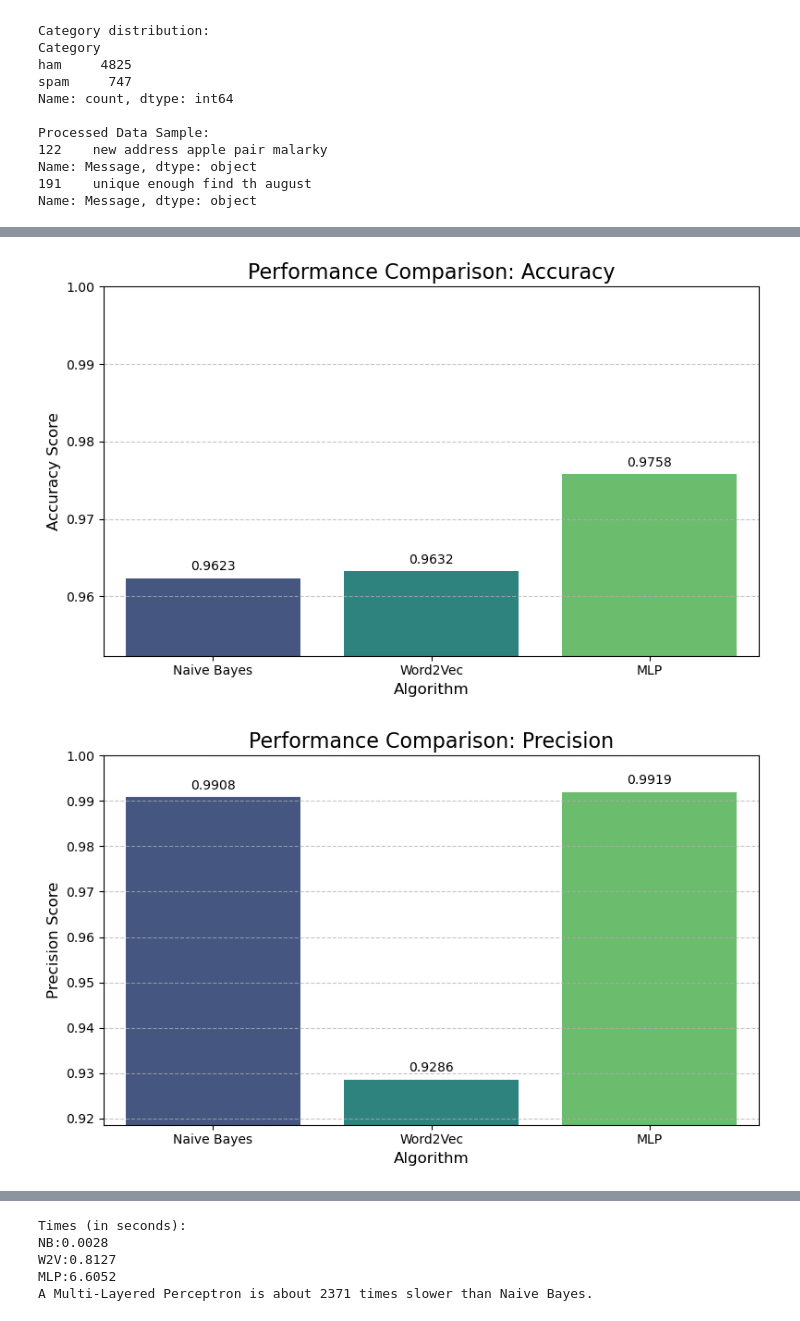
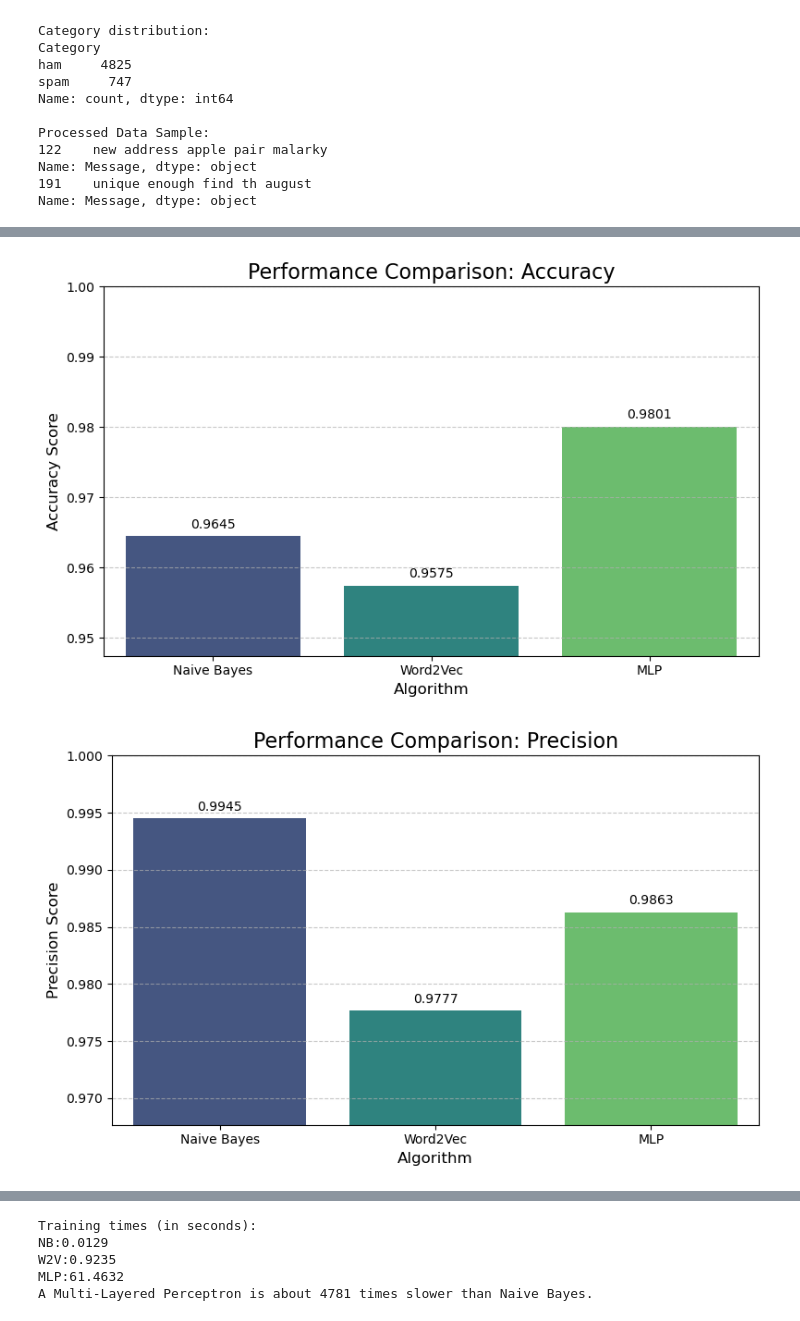
Before and after one commit to nestalert/information_retrieval, a Jupyter notebook: project.ipynb, the cells around one changed output, grey strips where cells are left out. Saved outputs shown, nothing was run; the diff lists cells and outputs as text; code cells hidden in the pictures.

```diff
--- a/project.ipynb
+++ b/project.ipynb
@@ -260,33 +249,27 @@ start_time = time.time()
 # max_iter: Maximum number of iterations (epochs) to run.
 # random_state: For reproducibility.
 mlp_model = MLPClassifier(hidden_layer_sizes=(100,), activation='relu', solver='adam', alpha=0.0001,
-                          max_iter=300, random_state=42, verbose=True, early_stopping=True, n_iter_no_change=10)
+                          max_iter=300, random_state=42, verbose=False, early_stopping=True, n_iter_no_change=10)
 
 # Train the MLP model
 print("\nTraining MLP Classifier...")
 mlp_model.fit(X_train_tfidf, y_train)
 
-# Make predictions
-y_pred_mlp = mlp_model.predict(X_test_tfidf)
+y_pred_mlp = cross_val_predict(mlp_model, X_train_tfidf, y_train, cv=5)
 
 end_time = time.time()
 mlp_time = end_time - start_time
 print(f"Training Time: {mlp_time:.4f} seconds")
 
-accuracy_mlp = accuracy_score(y_test, y_pred_mlp)
-precision_mlp = precision_score(y_test, y_pred_mlp)
-recall_mlp = recall_score(y_test, y_pred_mlp)
-f1_mlp = f1_score(y_test, y_pred_mlp)
-
 cv_results_mlp = cross_validate(mlp_model, X_train_tfidf, y_train, cv=cv, scoring=scoring, n_jobs=-1)
 
-print("\nCross-Validation Results (Mean across all folds):")
-print(f"Accuracy: {np.mean(cv_results_mlp['test_accuracy']):.4f} (+/- {np.std(cv_results_mlp['test_accuracy']):.4f})")
-print(f"Precision: {np.mean(cv_results_mlp['test_precision']):.4f} (+/- {np.std(cv_results_mlp['test_precision']):.4f})")
-print(f"Recall: {np.mean(cv_results_mlp['test_recall']):.4f} (+/- {np.std(cv_results_mlp['test_recall']):.4f})")
-print(f"F1-Score: {np.mean(cv_results_mlp['test_f1']):.4f} (+/- {np.std(cv_results_mlp['test_f1']):.4f})")
+print("\nCross-Validation Results:")
+print(f"Accuracy: {np.mean(cv_results_mlp['test_accuracy']):.4f}")
+print(f"Precision: {np.mean(cv_results_mlp['test_precision']):.4f}")
+print(f"Recall: {np.mean(cv_results_mlp['test_recall']):.4f}")
+print(f"F1-Score: {np.mean(cv_results_mlp['test_f1']):.4f}")
 
-cm = confusion_matrix(y_test, y_pred_mlp)
+cm = confusion_matrix(y_train, y_pred_mlp)
 
 plt.figure(figsize=(6, 5))
 sns.heatmap(cm, annot=True, fmt='d', cmap='Blues', cbar=False,
@@ -295,9 +278,6 @@ plt.xlabel('Predicted Label')
 plt.ylabel('True Label')
 plt.title('Confusion Matrix for Multi-Layer Perceptron')
 plt.show()
-
-print("\nMLP Classifier Classification Report:")
-print(classification_report(y_test, y_pred_mlp, target_names=['ham', 'spam']))
 # %% [output]
 --- Multi-Layer Perceptron (MLP) Classifier ---
 
@@ -330,9 +307,9 @@ weighted avg       0.98      0.98      0.97      1115
 # Comparison of metrics
 data = {
     'Metric': ['Accuracy', 'Precision', 'Recall', 'F1-Score'],
-    'Naive Bayes': [accuracy_nb, precision_nb, recall_nb, f1_nb],
-    'Word2Vec': [accuracy_lr, precision_lr, recall_lr, f1_lr],
-    'MLP': [accuracy_mlp, precision_mlp, recall_mlp, f1_mlp]
+    'Naive Bayes': [np.mean(cv_results_nb['test_accuracy']), np.mean(cv_results_nb['test_precision']), np.mean(cv_results_nb['test_recall']), np.mean(cv_results_nb['test_f1'])],
+    'Word2Vec': [np.mean(cv_results_lr['test_accuracy']), np.mean(cv_results_lr['test_precision']), np.mean(cv_results_lr['test_recall']), np.mean(cv_results_lr['test_f1'])],
+    'MLP': [np.mean(cv_results_mlp['test_accuracy']), np.mean(cv_results_mlp['test_precision']), np.mean(cv_results_mlp['test_recall']), np.mean(cv_results_mlp['test_f1'])]
 }
 df = pd.DataFrame(data)
 
@@ -359,33 +336,33 @@ for metric in df_melted['Metric'].unique():
                     textcoords='offset points')
 
     plt.title(f'Performance Comparison: {metric}', fontsize=16)
     plt.xlabel('Algorithm', fontsize=12)
     plt.ylabel(f'{metric} Score', fontsize=12)
     plt.grid(axis='y', linestyle='--', alpha=0.7)
     plt.tight_layout()
     plt.show()
 
 plt.figure(figsize=(8, 5))
 ax = sns.barplot(x='Metric', y='Score', hue='Algorithm', data=df_melted, palette='viridis')
 
 plt.title('All metrics', fontsize=16)
 plt.xlabel('Evaluation Metric', fontsize=12)
 plt.ylabel('Score', fontsize=12)
-plt.ylim(0.7, 1.01)
+plt.ylim(0.6, 1.03)
 for p in ax.patches:
         ax.annotate(f'{p.get_height():.2f}',
                     (p.get_x() + p.get_width() / 2., p.get_height()),
                     ha='center', va='center',
                     xytext=(0, 9),
                     textcoords='offset points')
 plt.legend(title='Algorithm', bbox_to_anchor=(1.05, 1), loc='upper left')
 plt.grid(axis='y', linestyle='--', alpha=0.7)
 plt.tight_layout()
 plt.show()
 
 
 print(f"Training times (in seconds):\nNB:{nb_time:.4f}\nW2V:{lr_time:.4f}\nMLP:{mlp_time:.4f}")
 print(f"A Multi-Layered Perceptron is about {mlp_time // nb_time:.0f} times slower than Naive Bayes.")
 # %% [output]
-[figure, old version]
+[figure, new version]
-[figure, old version]
+[figure, new version]
@@ -395,5 +372,5 @@ print(f"A Multi-Layered Perceptron is about {mlp_time // nb_time:.0f} times slow
-Times (in seconds):
-NB:0.0028
-W2V:0.8127
-MLP:6.6052
-A Multi-Layered Perceptron is about 2371 times slower than Naive Bayes.
+Training times (in seconds):
+NB:0.0129
+W2V:0.9235
+MLP:61.4632
+A Multi-Layered Perceptron is about 4781 times slower than Naive Bayes.
```
Also changed, not shown: parts of 11 cells of this notebook.
